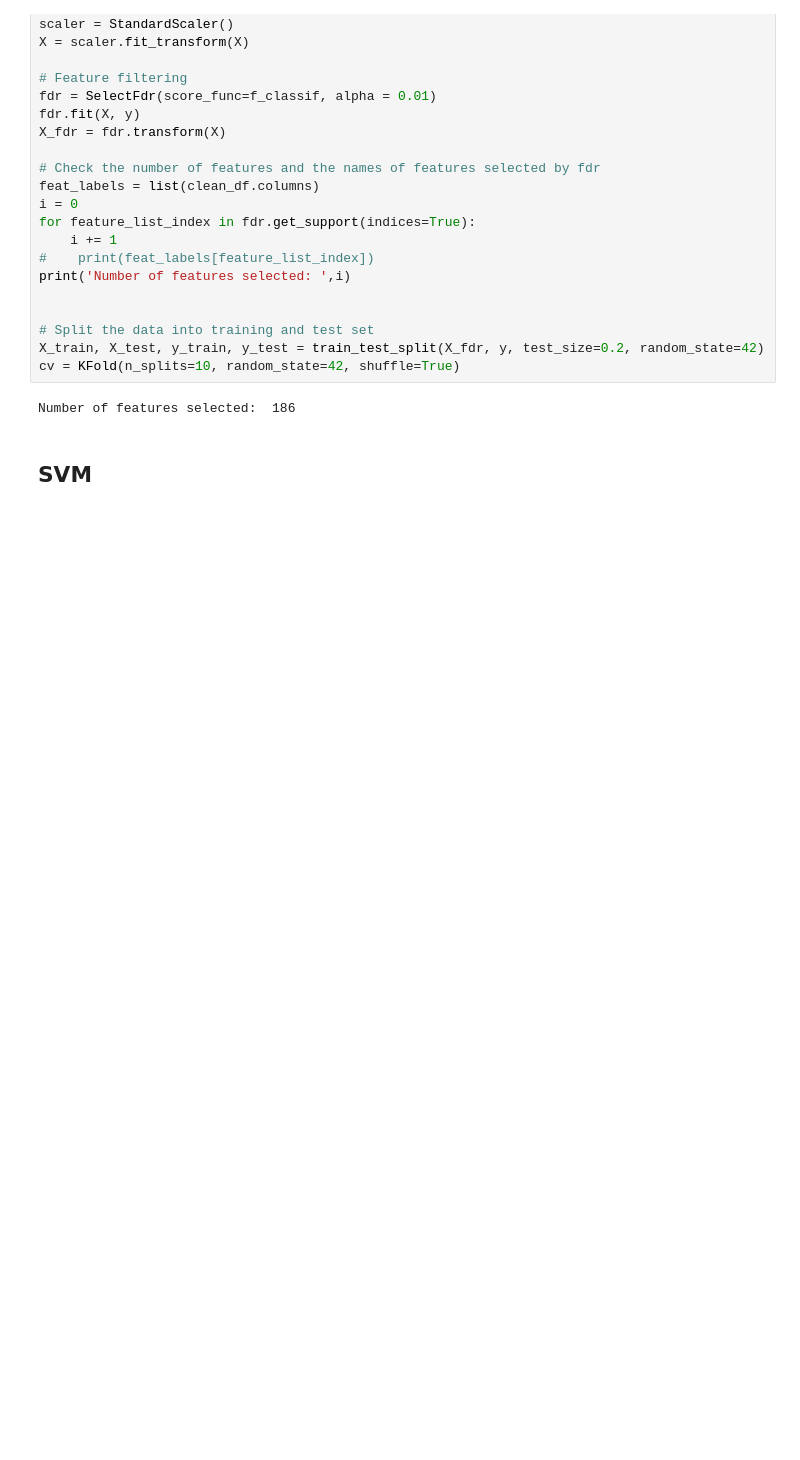
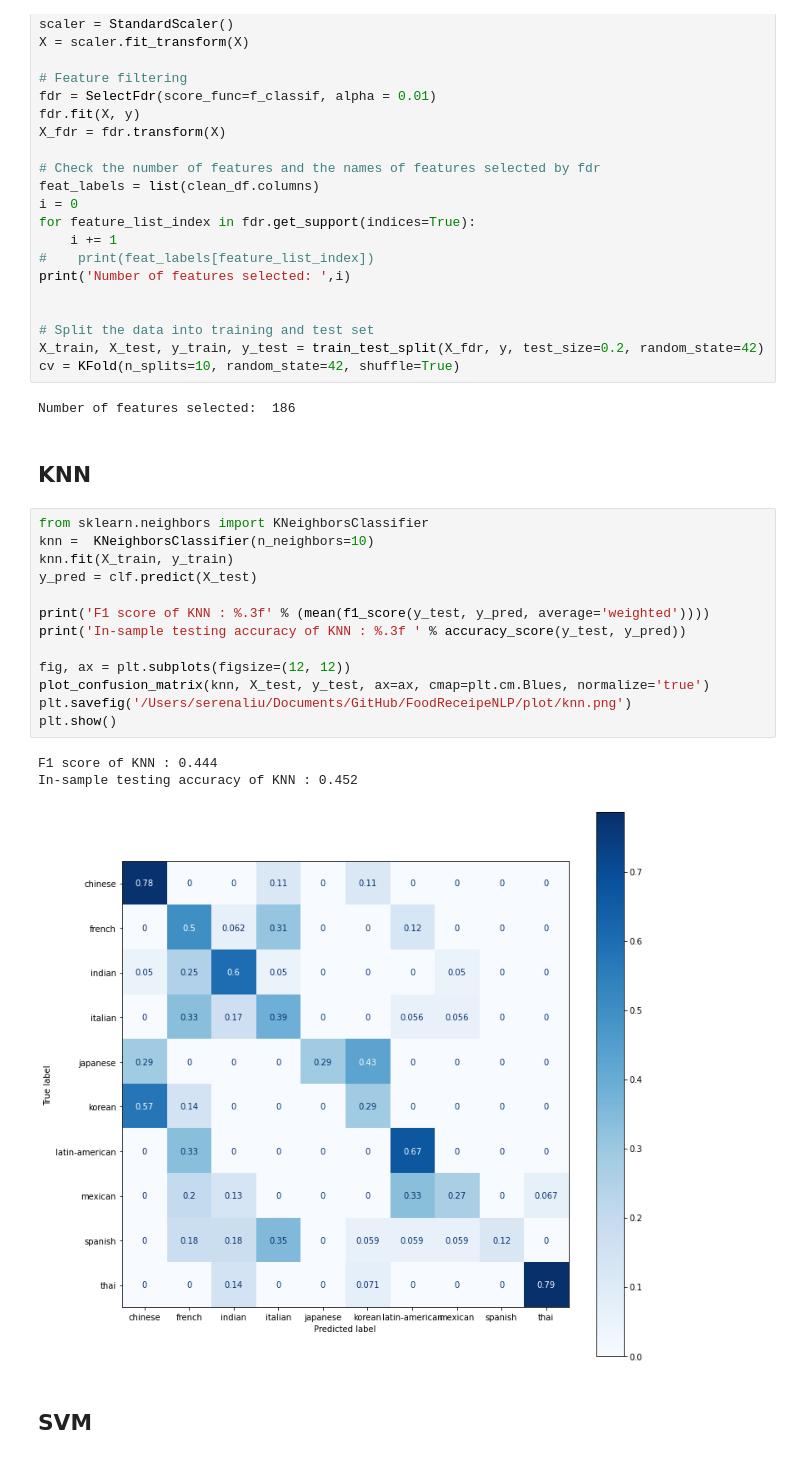
Before and after one commit to serenaliu1/FoodRecipeNLP, a Jupyter notebook: code/Modelling.ipynb, the cells around one changed output. Drawn from its saved outputs; the diff is of its cells as text; blank space fills up the shorter version.

Commit message:
updated confusion matrix

```diff
--- a/code/Modelling.ipynb
+++ b/code/Modelling.ipynb
@@ -50,8 +50,27 @@ X_train, X_test, y_train, y_test = train_test_split(X_fdr, y, test_size=0.2, ran
 cv = KFold(n_splits=10, random_state=42, shuffle=True)
 # %% [output]
 Number of features selected:  186
-# %% [markdown]
-## SVM
+# %% [markdown]
+## KNN
+# %%
+from sklearn.neighbors import KNeighborsClassifier
+knn =  KNeighborsClassifier(n_neighbors=10)
+knn.fit(X_train, y_train)
+y_pred = clf.predict(X_test)
+
+print('F1 score of KNN : %.3f' % (mean(f1_score(y_test, y_pred, average='weighted'))))
+print('In-sample testing accuracy of KNN : %.3f ' % accuracy_score(y_test, y_pred))
+
+fig, ax = plt.subplots(figsize=(12, 12))
+plot_confusion_matrix(knn, X_test, y_test, ax=ax, cmap=plt.cm.Blues, normalize='true')
+plt.savefig('/Users/serenaliu/Documents/GitHub/FoodReceipeNLP/plot/knn.png')
+plt.show()
+# %% [output]
+F1 score of KNN : 0.444
+In-sample testing accuracy of KNN : 0.452
+[figure, added]
+# %% [markdown]
+## SVM
 # %%
 svc = SVC(C=1000, gamma=0.0001, kernel='rbf')
 svc.fit(X_train, y_train)
```
Also changed, not shown: parts of 15 cells of this notebook, 9 other files.
